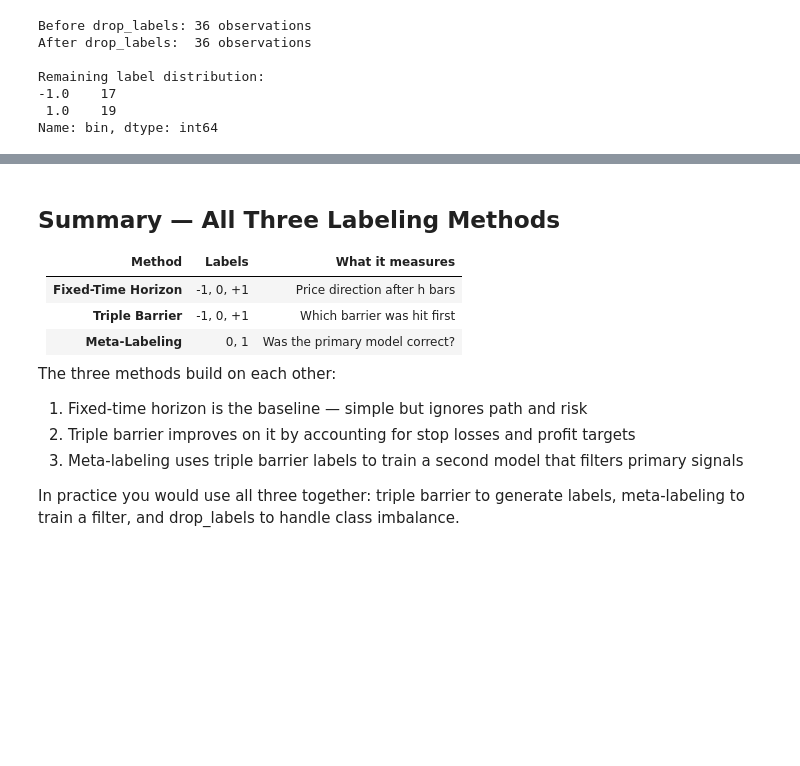
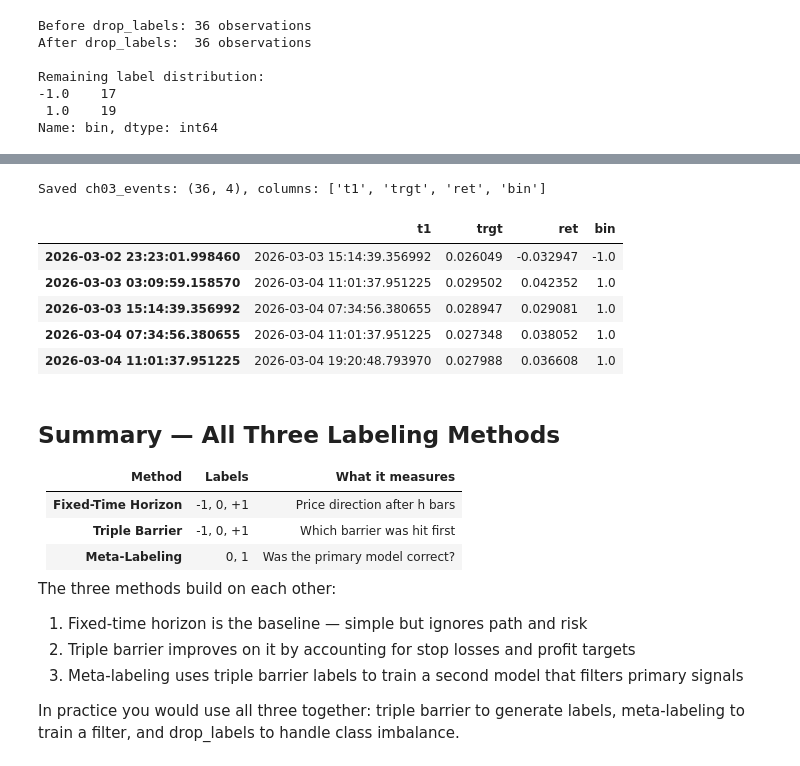
Before and after one commit to NightFury1919/afml, a Jupyter notebook: ch03/chapter_3_labeling.ipynb, the cells around one changed output, grey strips where cells are left out. Saved outputs shown, nothing was run; the diff lists cells and outputs as text; code cells hidden in the pictures; blank space fills up the shorter version.

```diff
--- a/ch03/chapter_3_labeling.ipynb
+++ b/ch03/chapter_3_labeling.ipynb
@@ -48,8 +48,8 @@ We use the same Bitcoin tick data from Chapter 2. Dollar bars are the preferred
 bar type for labeling — they close based on dollar volume traded, making each
 bar represent roughly the same economic activity regardless of price level.
 # %%
-# Load raw tick data from ch02
-data_path = os.path.join(ch02, 'input_data', 'BTCTUSD-trades-2026-03.csv')
+# Load raw tick data from the shared input_data folder
+data_path = os.path.join(AFML_ROOT, 'input_data', 'BTCTUSD-trades-2026-03.csv')
 
 raw = pd.read_csv(data_path, header=None,
                   names=['TradeID', 'Price', 'Volume', 'QuoteVolume',
@@ -513,3 +517,23 @@ Name: bin, dtype: int64
+# %%
+# --- Save Chapter 3 outputs for downstream chapters ---
+input_data_dir = os.path.join(AFML_ROOT, 'input_data')
+
+ch03_events = pd.concat([tb_events, tb_labels], axis=1)
+ch03_events = ch03_events.dropna(subset=['t1', 'bin'])  # drop unresolved events
+
+ch03_events.to_pickle(os.path.join(input_data_dir, 'ch03_events.pkl'))
+ch03_events.to_csv(os.path.join(input_data_dir, 'ch03_events.csv'))
+
+print(f"Saved ch03_events: {ch03_events.shape}, columns: {ch03_events.columns.tolist()}")
+ch03_events.head()
+# %% [output]
+Saved ch03_events: (36, 4), columns: ['t1', 'trgt', 'ret', 'bin']
+|  | t1 | trgt | ret | bin |
+| 2026-03-02 23:23:01.998460 | 2026-03-03 15:14:39.356992 | 0.026049 | -0.032947 | -1.0 |
+| 2026-03-03 03:09:59.158570 | 2026-03-04 11:01:37.951225 | 0.029502 | 0.042352 | 1.0 |
+| 2026-03-03 15:14:39.356992 | 2026-03-04 07:34:56.380655 | 0.028947 | 0.029081 | 1.0 |
+| 2026-03-04 07:34:56.380655 | 2026-03-04 11:01:37.951225 | 0.027348 | 0.038052 | 1.0 |
+| 2026-03-04 11:01:37.951225 | 2026-03-04 19:20:48.793970 | 0.027988 | 0.036608 | 1.0 |
 # %% [markdown]
 ## Summary — All Three Labeling Methods
 
```
Also changed, not shown: parts of 1 cell of this notebook, 14 other files.
